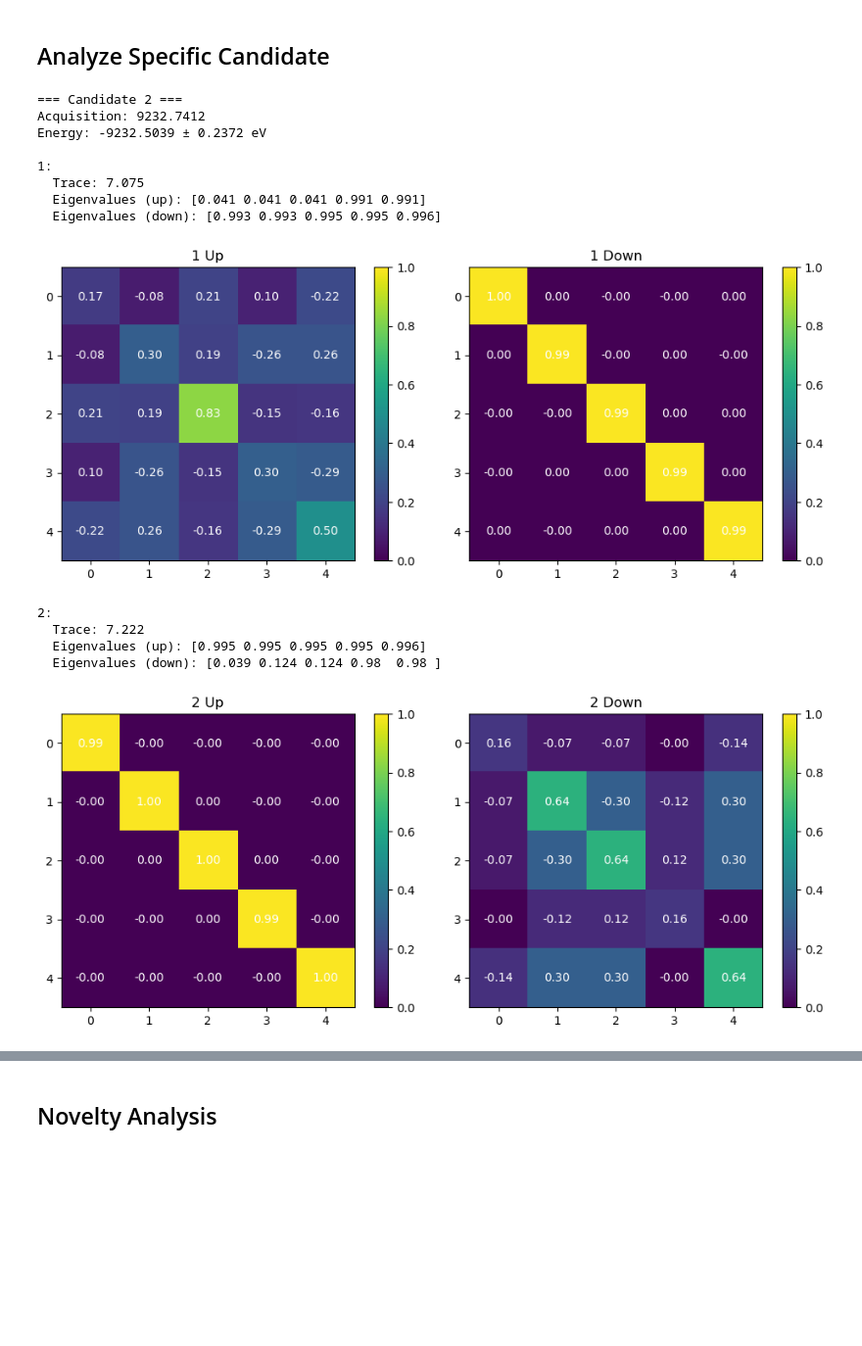
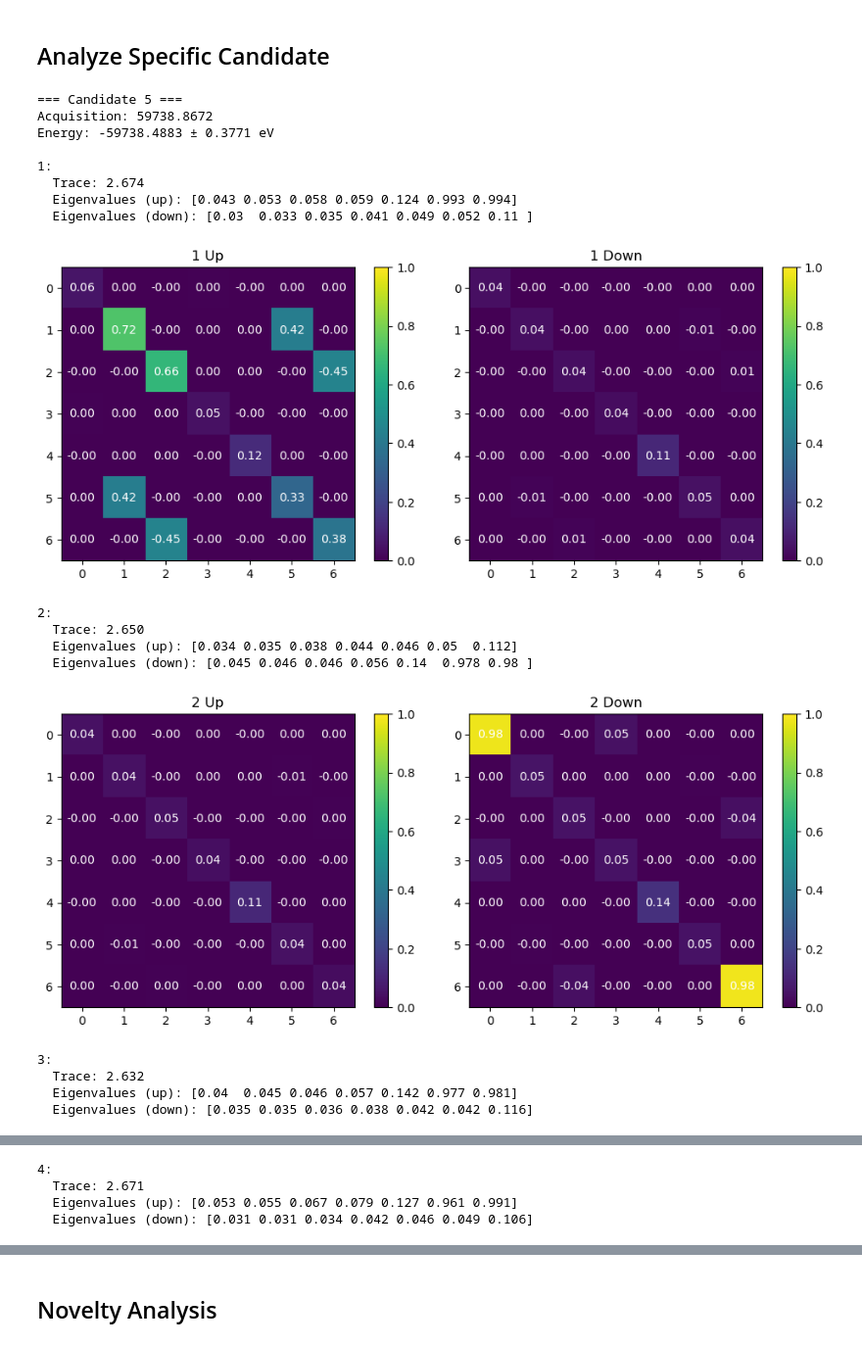
Before and after one commit to alberto-carta/aiida-LordCapulet, a Jupyter notebook: lordcapulet/functions/proposal_modes/Bayesian/bayesian_proposal.ipynb, the cells around one changed output, grey strips where cells are left out. Shown at 98% size. Cells and saved outputs as stored; diff of their text form; code cells hidden in the pictures; blank space fills up the shorter version.

```diff
--- a/lordcapulet/functions/proposal_modes/Bayesian/bayesian_proposal.ipynb
+++ b/lordcapulet/functions/proposal_modes/Bayesian/bayesian_proposal.ipynb
@@ -26,9 +26,9 @@ CONFIG = {
 
     # Data
     # "data_file": "FeO_scan_data_extractor_redone.json",
-    # "data_file": "UO2_scan_data_extractor_so_n_converted.json",
-    "data_file": "CoO_scan_data_extractor_redone.json",
-    "train_ratio": 0.4,  # Fraction of data for training
+    "data_file": "UO2_scan_data_extractor_so_n_converted.json",
+    # "data_file": "CoO_scan_data_extractor_redone.json",
+    "train_ratio": 0.2,  # Fraction of data for training
 
     # Physics Mean Function
     "mean": {
@@ -387,11 +387,12 @@ import time
 from importlib import reload
 import lordcapulet.functions.proposal_modes.Bayesian.acquisition as acquisition
 import lordcapulet.functions.proposal_modes.Bayesian.optimizer as optimizer
+import lordcapulet.functions.proposal_modes.shared_functionality as shared_functionality
 reload(acquisition)
 reload(optimizer)
 
 BatchedAcqFunc = acquisition.BatchedAcqFunc
-create_patchwork_guess = optimizer.create_patchwork_guess
+create_patchwork_guess = shared_functionality.create_patchwork_guess
 
 
 ensamble_size = 50000
@@ -414,8 +415,8 @@ for iguess in range(ensamble_size):
                 databank, x_train, atoms, DEVICE,
                 apply_rotation=True,
                 rotation_prob=0.2,
-                rotation_type='Mixed'
-                # rotation_type='SO(3)'
+                # rotation_type='Mixed'
+                rotation_type='SO(3)'
             )
     ensamble_batch[iguess,:] = guess.squeeze(0)
 end_ensamble = time.time()
@@ -501,7 +502,7 @@ Best acquisition: Candidate 2
 ## Analyze Specific Candidate
 # %%
 # Select candidate to analyze
-CANDIDATE_INDEX = best_idx   # Change this to analyze different candidates
+CANDIDATE_INDEX = best_idx +3  # Change this to analyze different candidates
 
 candidate = candidates_list[CANDIDATE_INDEX]
 matrices_candidate = databank.from_pytorch(
@@ -522,42 +523,46 @@ from lordcapulet.functions.proposal_modes.Bayesian.acquisition import compute_mi
 with torch.no_grad():
     posterior = model.posterior(candidate)
     print(f"Energy: {posterior.mean.item():.4f} ± {posterior.variance.sqrt().item():.4f} eV")
 
 # Display occupation matrices
 for atom_id in atoms:
     up_mat = np.array(matrices_candidate.get_occupation_matrix(atom_id, 'up'))
     down_mat = np.array(matrices_candidate.get_occupation_matrix(atom_id, 'down'))
 
     print(f"\n{atom_id}:")
     print(f"  Trace: {np.trace(up_mat) + np.trace(down_mat):.3f}")
     print(f"  Eigenvalues (up): {np.round(np.linalg.eigvalsh(up_mat), 3)}")
     print(f"  Eigenvalues (down): {np.round(np.linalg.eigvalsh(down_mat), 3)}")
 
     # Visualize
     fig, axs = plt.subplots(1, 2, figsize=(10, 4))
 
     for idx, (mat, title) in enumerate([(up_mat, 'Up'), (down_mat, 'Down')]):
         im = axs[idx].imshow(np.abs(mat), cmap='viridis', vmin=0, vmax=1)
         axs[idx].set_title(f'{atom_id} {title}')
         for i in range(mat.shape[0]):
             for j in range(mat.shape[1]):
                 axs[idx].text(j, i, f"{mat[i,j]:.2f}", ha='center', va='center', color='w')
         fig.colorbar(im, ax=axs[idx])
 
     plt.tight_layout()
     plt.show()
 # %% [output]
-=== Candidate 2 ===
-Acquisition: 9232.7412
-Energy: -9232.5039 ± 0.2372 eV
+=== Candidate 5 ===
+Acquisition: 59738.8672
+Energy: -59738.4883 ± 0.3771 eV
 
 1:
-  Trace: 7.075
-  Eigenvalues (up): [0.041 0.041 0.041 0.991 0.991]
-  Eigenvalues (down): [0.993 0.993 0.995 0.995 0.996]
+  Trace: 2.674
+  Eigenvalues (up): [0.043 0.053 0.058 0.059 0.124 0.993 0.994]
+  Eigenvalues (down): [0.03  0.033 0.035 0.041 0.049 0.052 0.11 ]
-[figure, old version]
+[figure, new version]
 2:
-  Trace: 7.222
-  Eigenvalues (up): [0.995 0.995 0.995 0.995 0.996]
-  Eigenvalues (down): [0.039 0.124 0.124 0.98  0.98 ]
+  Trace: 2.650
+  Eigenvalues (up): [0.034 0.035 0.038 0.044 0.046 0.05  0.112]
+  Eigenvalues (down): [0.045 0.046 0.046 0.056 0.14  0.978 0.98 ]
-[figure, old version]
+[figure, new version]
+3:
+  Trace: 2.632
+  Eigenvalues (up): [0.04  0.045 0.046 0.057 0.142 0.977 0.981]
+  Eigenvalues (down): [0.035 0.035 0.036 0.038 0.042 0.042 0.116]
@@ -563,0 +570,4 @@ Energy: -9232.5039 ± 0.2372 eV
+4:
+  Trace: 2.671
+  Eigenvalues (up): [0.053 0.055 0.067 0.079 0.127 0.961 0.991]
+  Eigenvalues (down): [0.031 0.031 0.034 0.042 0.046 0.049 0.106]
```
Also changed, not shown: parts of 9 cells of this notebook, 6 other files.
